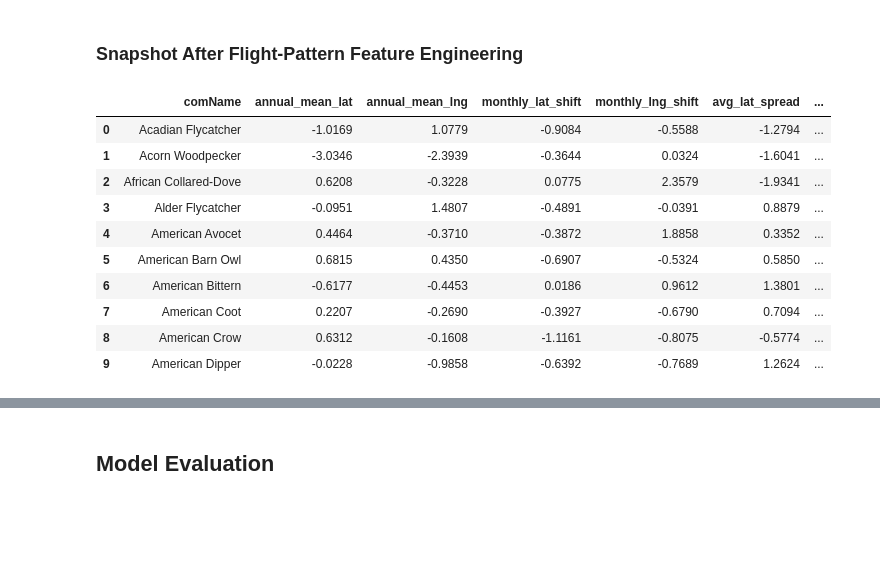
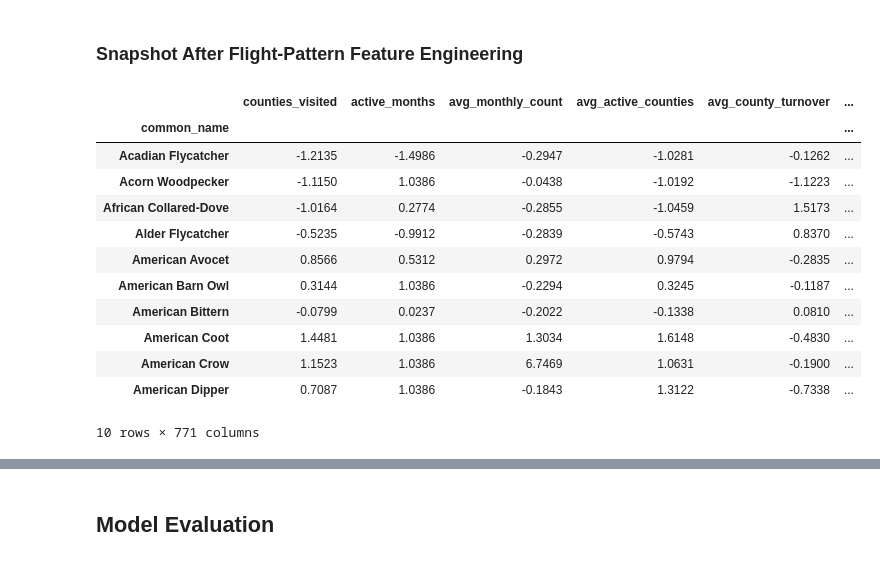
Before and after one commit to Kaxlow/where-the-birds-sing, a Jupyter notebook: src/clustering-analysis.ipynb, the cells around one changed output, grey strips where cells are left out. Drawn from its saved outputs; the diff is of its cells as text; code cells hidden in the pictures; blank space fills up the shorter version.

```diff
--- a/src/clustering-analysis.ipynb
+++ b/src/clustering-analysis.ipynb
@@ -560,26 +611,38 @@ flight_pattern_features.head(10)
 ### Snapshot After Flight-Pattern Feature Engineering
 # %%
 flight_numeric_cols = [
-    'annual_mean_lat', 'annual_mean_lng', 'monthly_lat_shift', 'monthly_lng_shift',
-    'avg_lat_spread', 'avg_lng_spread', 'avg_monthly_count', 'active_months',
-    'log_total_observed_count'
+    'counties_visited', 'active_months', 'avg_monthly_count',
+    'avg_active_counties', 'avg_county_turnover', 'log_total_observed_count'
 ]
 
-flight_pattern_scaled = flight_pattern_features.copy()
-flight_pattern_scaled[flight_numeric_cols] = StandardScaler().fit_transform(flight_pattern_scaled[flight_numeric_cols])
+flight_summary_scaled = pd.DataFrame(
+    StandardScaler().fit_transform(flight_pattern_features.set_index('common_name')[flight_numeric_cols]),
+    index=flight_pattern_features['common_name'],
+    columns=flight_numeric_cols
+)
+
+flight_distribution_scaled = pd.DataFrame(
+    StandardScaler().fit_transform(species_county_month_wide),
+    index=species_county_month_wide.index,
+    columns=species_county_month_wide.columns
+)
+
+flight_pattern_scaled = flight_summary_scaled.join(flight_distribution_scaled, how='inner')
 flight_pattern_scaled.head(10)
 # %% [output]
-|  | comName | annual_mean_lat | annual_mean_lng | monthly_lat_shift | monthly_lng_shift | avg_lat_spread | ... |
-| 0 | Acadian Flycatcher | -1.0169 | 1.0779 | -0.9084 | -0.5588 | -1.2794 | ... |
-| 1 | Acorn Woodpecker | -3.0346 | -2.3939 | -0.3644 | 0.0324 | -1.6041 | ... |
-| 2 | African Collared-Dove | 0.6208 | -0.3228 | 0.0775 | 2.3579 | -1.9341 | ... |
-| 3 | Alder Flycatcher | -0.0951 | 1.4807 | -0.4891 | -0.0391 | 0.8879 | ... |
-| 4 | American Avocet | 0.4464 | -0.3710 | -0.3872 | 1.8858 | 0.3352 | ... |
-| 5 | American Barn Owl | 0.6815 | 0.4350 | -0.6907 | -0.5324 | 0.5850 | ... |
-| 6 | American Bittern | -0.6177 | -0.4453 | 0.0186 | 0.9612 | 1.3801 | ... |
-| 7 | American Coot | 0.2207 | -0.2690 | -0.3927 | -0.6790 | 0.7094 | ... |
-| 8 | American Crow | 0.6312 | -0.1608 | -1.1161 | -0.8075 | -0.5774 | ... |
-| 9 | American Dipper | -0.0228 | -0.9858 | -0.6392 | -0.7689 | 1.2624 | ... |
+|  | counties_visited | active_months | avg_monthly_count | avg_active_counties | avg_county_turnover | ... |
+| common_name |  |  |  |  |  | ... |
+| Acadian Flycatcher | -1.2135 | -1.4986 | -0.2947 | -1.0281 | -0.1262 | ... |
+| Acorn Woodpecker | -1.1150 | 1.0386 | -0.0438 | -1.0192 | -1.1223 | ... |
+| African Collared-Dove | -1.0164 | 0.2774 | -0.2855 | -1.0459 | 1.5173 | ... |
+| Alder Flycatcher | -0.5235 | -0.9912 | -0.2839 | -0.5743 | 0.8370 | ... |
+| American Avocet | 0.8566 | 0.5312 | 0.2972 | 0.9794 | -0.2835 | ... |
+| American Barn Owl | 0.3144 | 1.0386 | -0.2294 | 0.3245 | -0.1187 | ... |
+| American Bittern | -0.0799 | 0.0237 | -0.2022 | -0.1338 | 0.0810 | ... |
+| American Coot | 1.4481 | 1.0386 | 1.3034 | 1.6148 | -0.4830 | ... |
+| American Crow | 1.1523 | 1.0386 | 6.7469 | 1.0631 | -0.1900 | ... |
+| American Dipper | 0.7087 | 1.0386 | -0.1843 | 1.3122 | -0.7338 | ... |
+10 rows × 771 columns
 # %%
 flight_scores, flight_best_k = evaluate_kmeans_grid(flight_pattern_scaled[flight_numeric_cols], k_values=range(2, 9))
 flight_model, flight_labels, flight_metrics = fit_final_kmeans(flight_pattern_scaled[flight_numeric_cols], flight_best_k)
```
Also changed, not shown: parts of 20 cells of this notebook, 1 other file.
